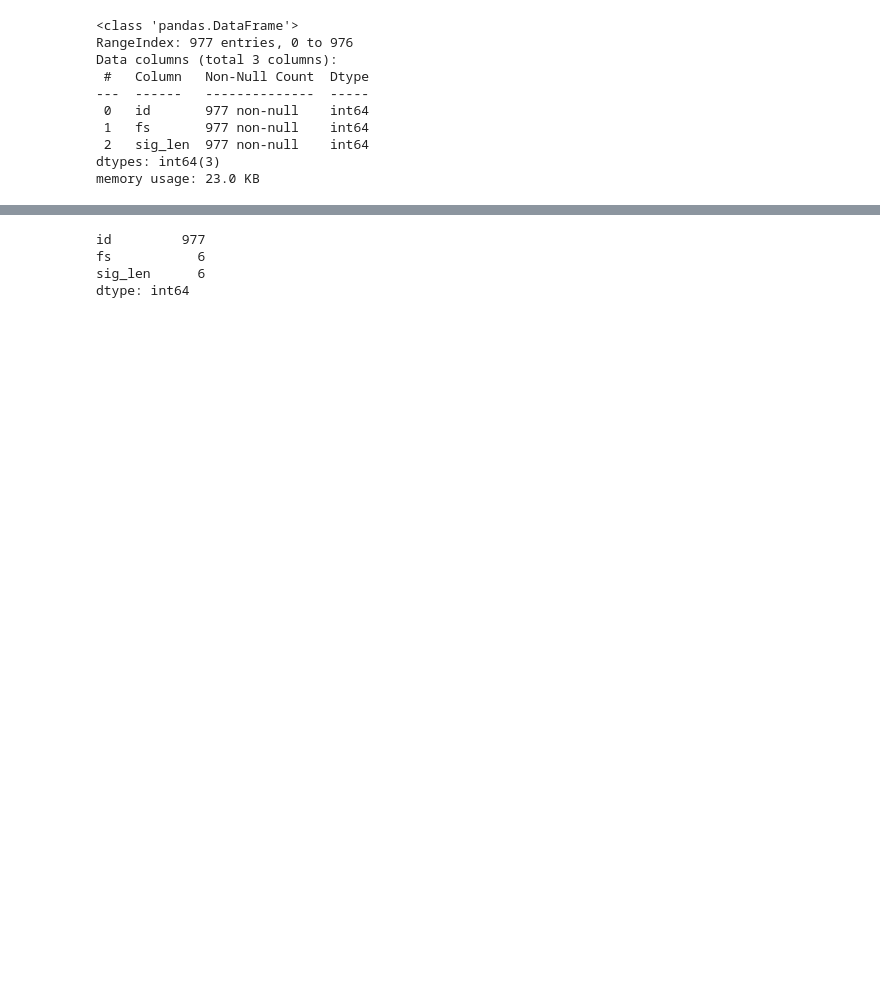
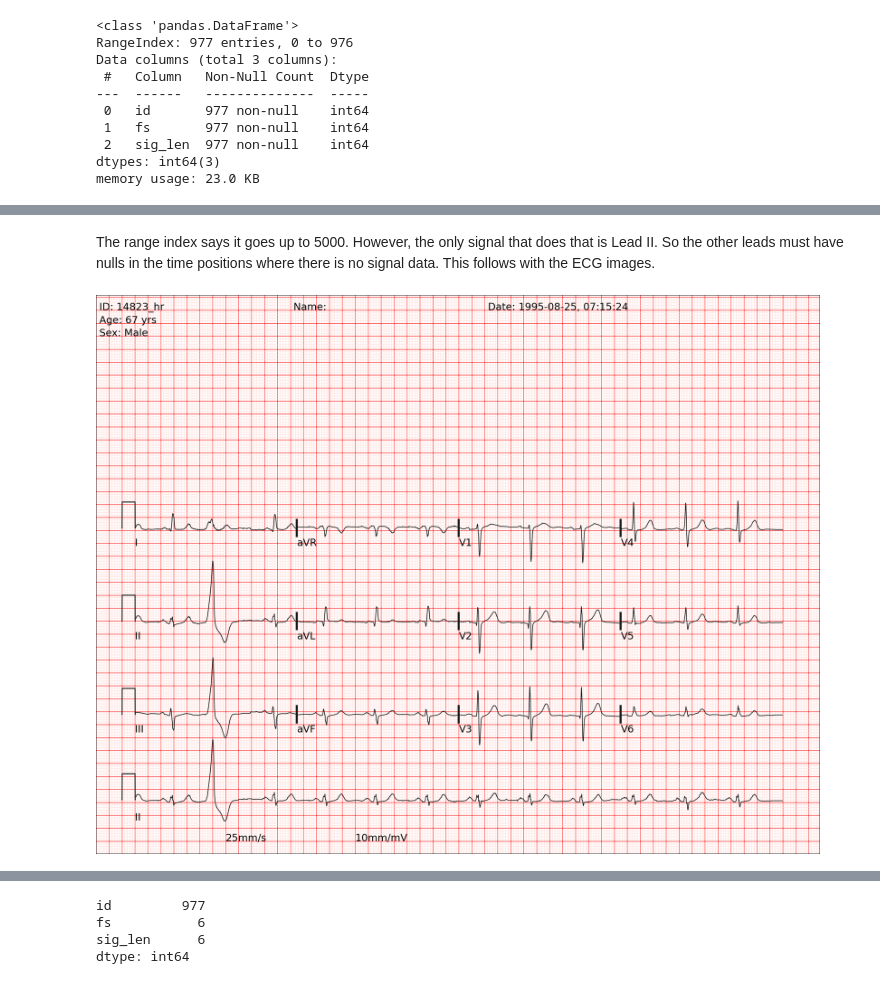
Before and after one commit to twgjr/ECG-digitizer, a Jupyter notebook: eda.ipynb, the cells around one changed output, grey strips where cells are left out. Saved outputs shown, nothing was run; the diff lists cells and outputs as text; code cells hidden in the pictures; blank space fills up the shorter version.

```diff
--- a/eda.ipynb
+++ b/eda.ipynb
@@ -5,3 +13,4 @@ import os
 # %%
-data_dir = os.path.join(os.pardir, "data")
-data = pd.read_csv(os.path.join(data_dir, "train.csv"))
+DATA_DIR = "data"
+ECG_DIR = os.path.join(DATA_DIR, "train")
+data_df = pd.read_csv(os.path.join(DATA_DIR, "train.csv"))
@@ -32,0 +69,7 @@ data.describe()
+# %% [markdown]
+The range index says it goes up to 5000. However, the only signal that does that is Lead II. So the other leads must have nulls in the time positions where there is no signal data. This follows with the ECG images.
+# %%
+with Image.open(os.path.join(ECG_DIR, '7663343','7663343-0001.png')) as ecg_image:
+    display(ecg_image)
+# %% [output]
+[figure, added]
```
Also changed, not shown: parts of 26 cells of this notebook, 2 other files.
